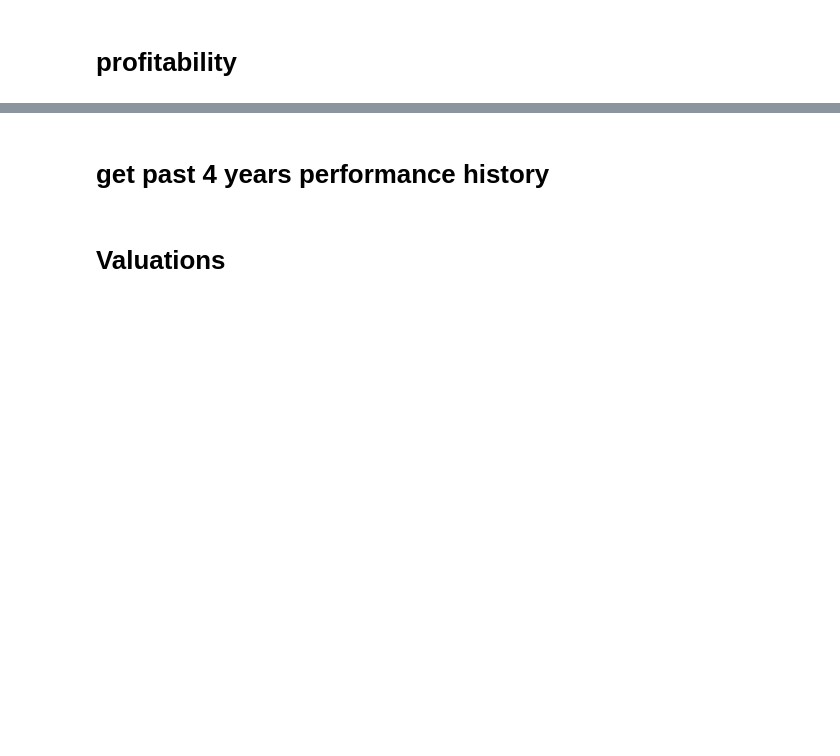
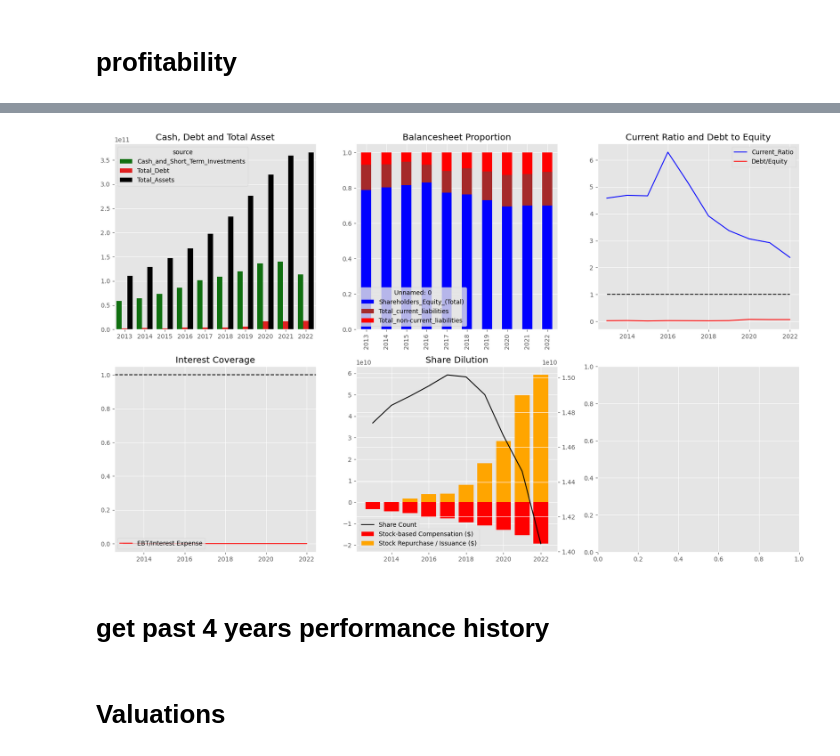
Before and after one commit to fanhui3/stockrow_equity_valuation, a Jupyter notebook: main2.ipynb, the cells around one changed output, grey strips where cells are left out. Drawn from its saved outputs; the diff is of its cells as text; code cells hidden in the pictures; blank space fills up the shorter version.

Commit message:
Finalised visualisation Module

```diff
--- a/main2.ipynb
+++ b/main2.ipynb
@@ -45,3 +42,7 @@ visualisation.visualise_profitability(df)
+# %%
+visualisation.visualise_financial_health(df)
+# %% [output]
+[figure, added]
 # %%
 #get metrics
 SHARE_COUNT = metrics.shares(df)
```
Also changed, not shown: parts of 10 cells of this notebook, 13 other files.
